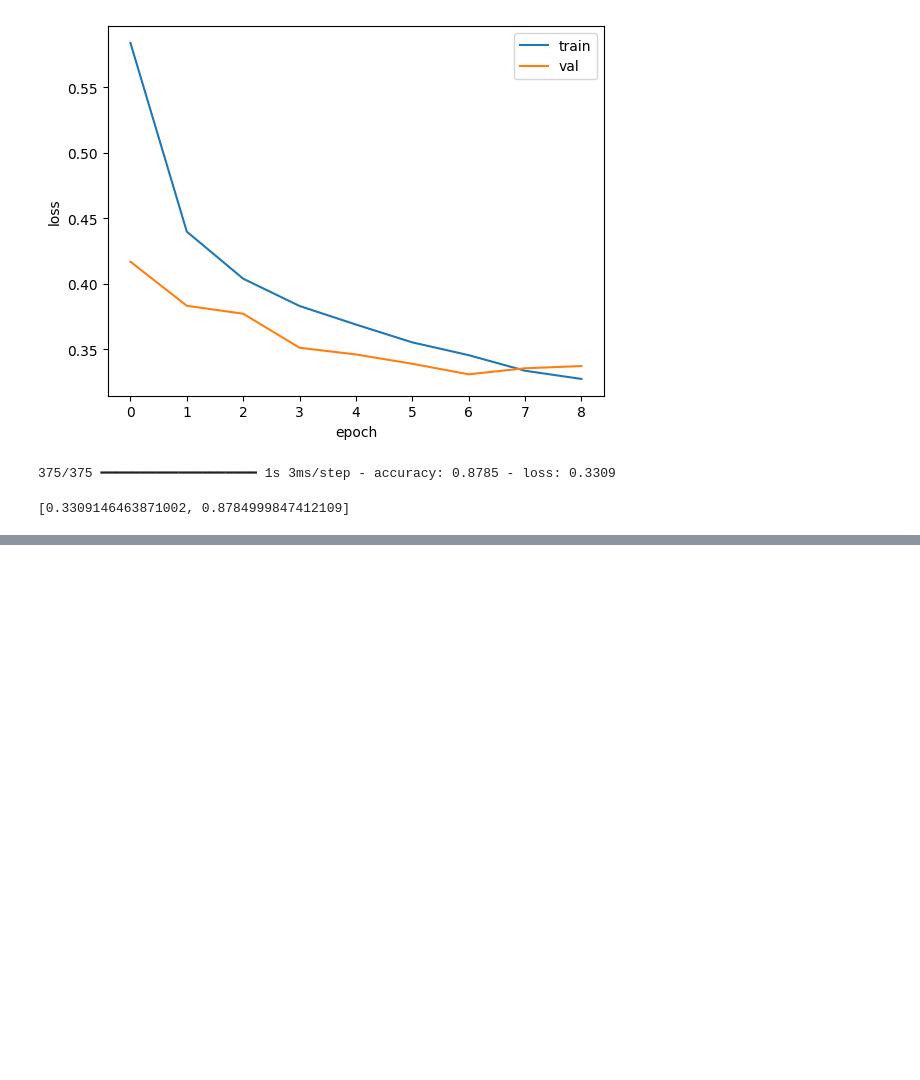
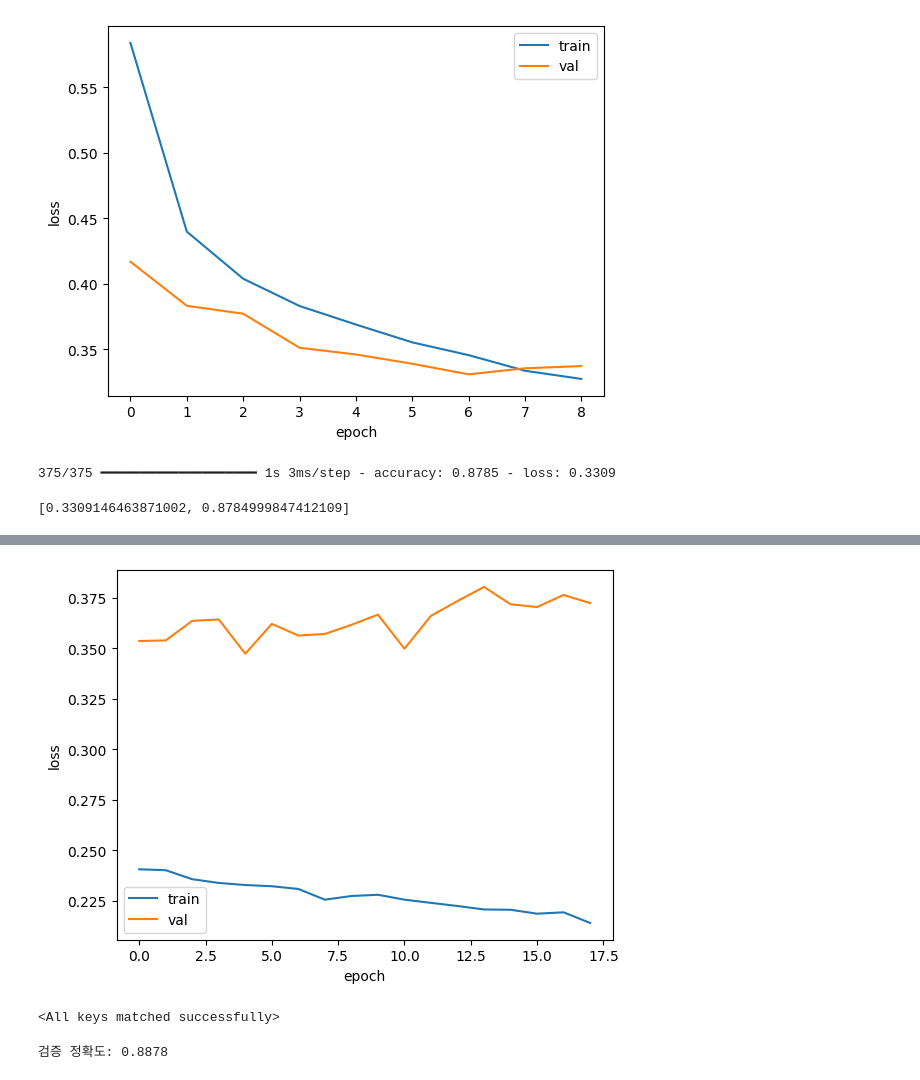
Before and after one commit to data-shkim/book-self-study-ml-dl, a Jupyter notebook: 혼자공부하는머신러닝+딥러닝_07.ipynb, the cells around one changed output, grey strips where cells are left out. Drawn from its saved outputs; the diff is of its cells as text; code cells hidden in the pictures; blank space fills up the shorter version.

```diff
--- a/혼자공부하는머신러닝+딥러닝_07.ipynb
+++ b/혼자공부하는머신러닝+딥러닝_07.ipynb
@@ -567,0 +582,15 @@ model.evaluate(val_scaled, val_target)
+# %%
+import torch.nn as nn
+
+model = nn.Sequential(
+    nn.Flatten(),
+    nn.Linear(784, 100),
+    nn.ReLU(),
+    nn.Dropout(0.3),
+    nn.Linear(100, 10)
+)
+
+import torch
+
+device = torch.device("cuda" if torch.cuda.is_available() else "cpu")
+model.to(device)
@@ -567,0 +605,11 @@ model.evaluate(val_scaled, val_target)
+# %%
+import torch.optim as optim
+
+criterion = nn.CrossEntropyLoss()
+optimizer = optim.Adam(model.parameters())
+# %%
+train_hist = []
+val_hist = []
+patience = 2
+best_loss = -1
+early_stopping_couter = 0
@@ -567,0 +664,27 @@ model.evaluate(val_scaled, val_target)
+# %%
+import matplotlib.pyplot as plt
+
+plt.plot(train_hist, label='train')
+plt.plot(val_hist, label='val')
+plt.xlabel('epoch')
+plt.ylabel('loss')
+plt.legend()
+plt.show()
+# %% [output]
+[figure, added]
+# %%
+model.load_state_dict(torch.load('best_model.pt', weights_only=True))
+# %% [output]
+<All keys matched successfully>
+# %%
+model.eval()
+with torch.no_grad():
+  val_scaled = val_scaled.to(device)
+  val_target = val_target.to(device)
+  predicts = torch.argmax(outputs, 1)
+  corrects = (predicts == val_target).sum().item()
+
+accuracy = corrects / len(val_target)
+print(f"검증 정확도: {accuracy:.4f}")
+# %% [output]
+검증 정확도: 0.8878
```
Also changed, not shown: parts of 3 cells of this notebook.
